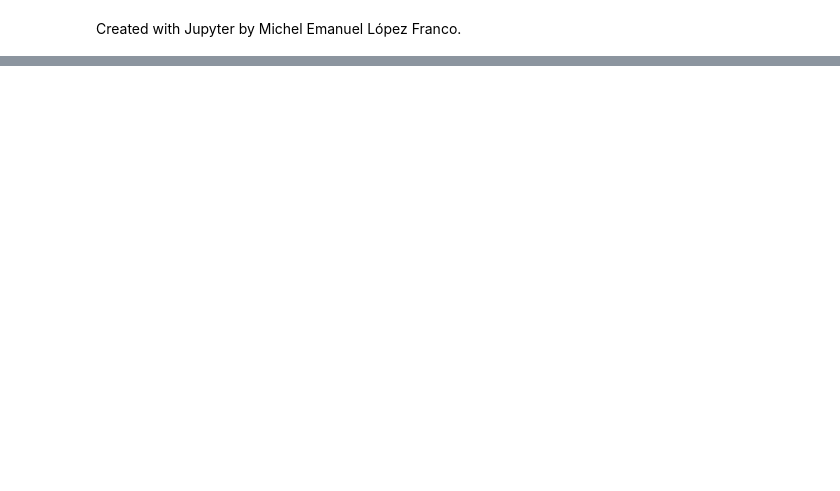
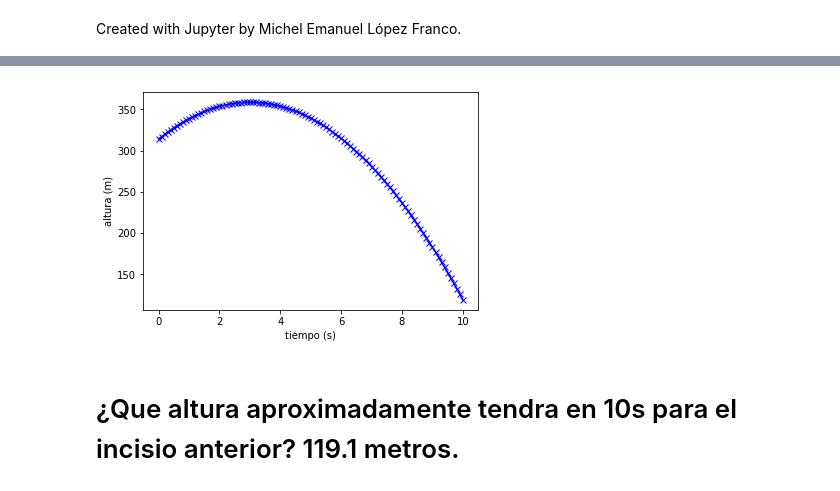
Before and after one commit to ArturoPo/Ecuaciones, a Jupyter notebook: Examen_PulidoArturo.ipynb, the cells around one changed output, grey strips where cells are left out. Drawn from its saved outputs; the diff is of its cells as text; code cells hidden in the pictures; blank space fills up the shorter version.

```diff
--- a/Examen_PulidoArturo.ipynb
+++ b/Examen_PulidoArturo.ipynb
@@ -200,0 +280,6 @@ Created with Jupyter by Michel Emanuel López Franco.
+# %%
+caida_libre(-9.8,314, 30, 10, .1, grafica=True)
+# %% [output]
+[figure, added]
+# %% [markdown]
+# ¿Que altura aproximadamente tendra en 10s  para el incisio anterior?  119.1 metros.
```
Also changed, not shown: parts of 7 cells of this notebook.
